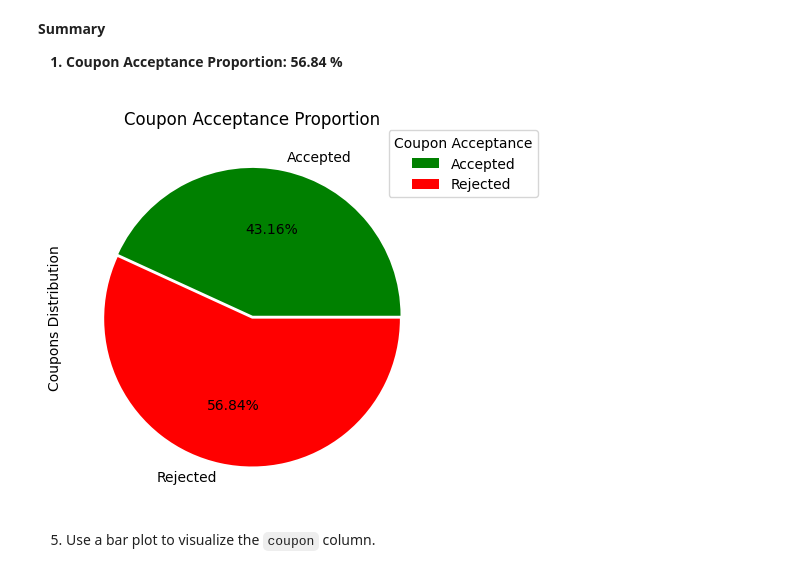
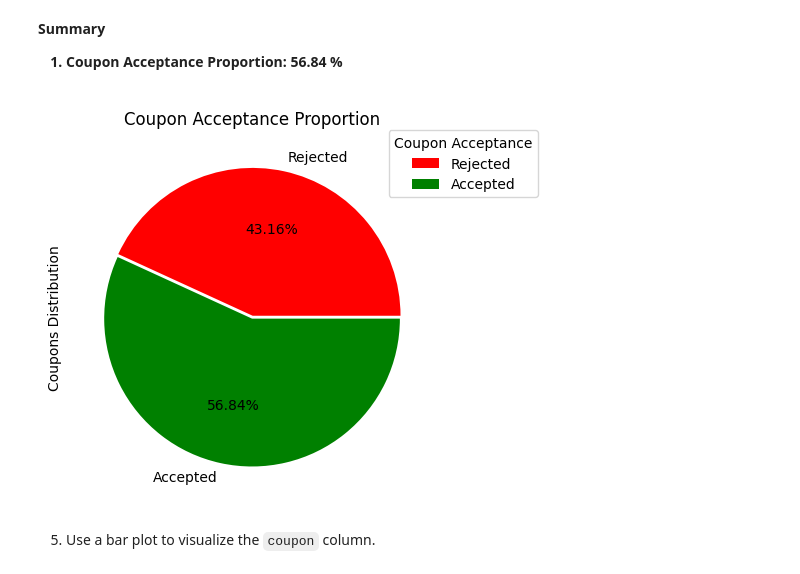
Before and after one commit to atewari-bot/driving-coupon, a Jupyter notebook: prompt.ipynb, the cells around one changed output. Cells and saved outputs as stored; diff of their text form; code cells hidden in the pictures.

```diff
--- a/prompt.ipynb
+++ b/prompt.ipynb
@@ -384,13 +384,14 @@ Coupon Acceptance Proportion: 7210 / 12684 / 56.84 %
     </ol>
 # %%
 coupons_acceptance_df = data.groupby('Y')['Y'].value_counts()
-coupons_acceptance_df.plot(kind='pie', labels=['Accepted', 'Rejected'], explode = [0.01,0.01], autopct = '%1.2f%%', colors = ['g', 'r'])
+coupons_acceptance_df
+coupons_acceptance_df.plot(kind='pie', labels=['Rejected', 'Accepted'], explode = [0.01,0.01], autopct = '%1.2f%%', colors = ['r', 'g'])
 plt.legend(title="Coupon Acceptance", bbox_to_anchor=(0.85,1.025))
 plt.ylabel('Coupons Distribution')
 plt.title('Coupon Acceptance Proportion')
 plt.savefig("images/overall_coupons_acceptance_proportion.png")
 # %% [output]
-[figure, old version]
+[figure, new version]
 # %% [markdown]
 5. Use a bar plot to visualize the `coupon` column.
 # %%
```
Also changed, not shown: parts of 1 cell of this notebook, 2 other files.
